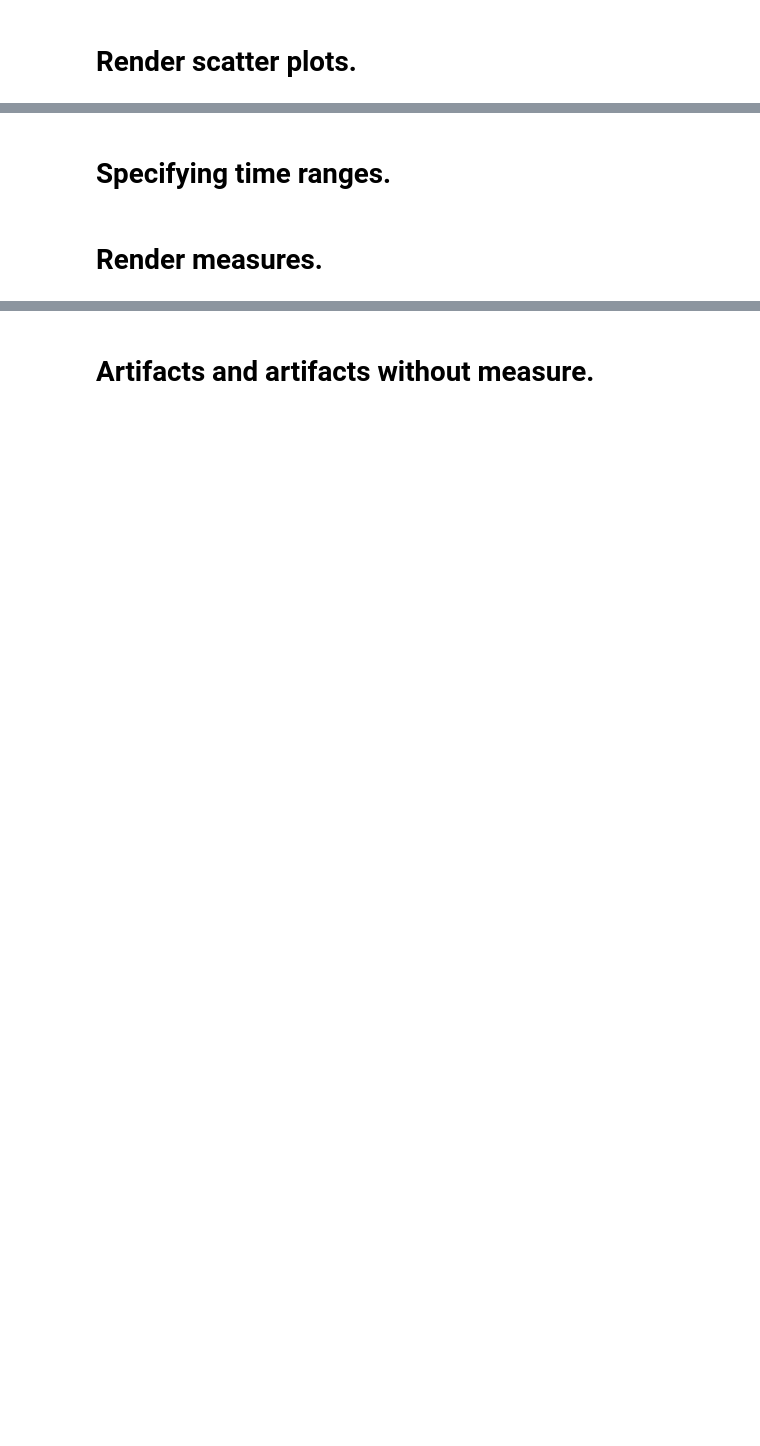
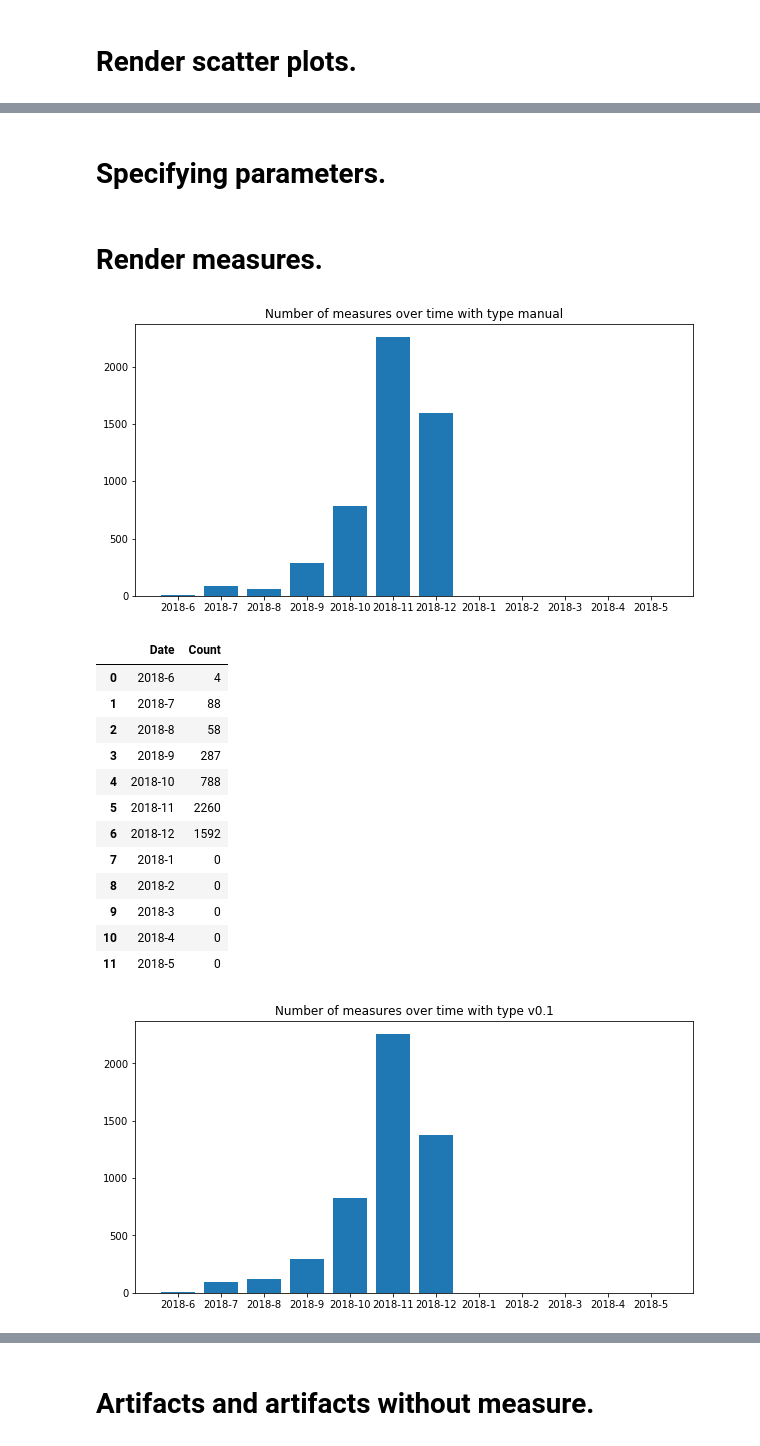
Before and after one commit to prashdash112/cgm-ml, a Jupyter notebook: cgm_database/02_dashboard.ipynb, the cells around one changed output, grey strips where cells are left out. Cells and saved outputs as stored; diff of their text form; code cells hidden in the pictures; blank space fills up the shorter version.

```diff
--- a/cgm_database/02_dashboard.ipynb
+++ b/cgm_database/02_dashboard.ipynb
@@ -196,11 +241,13 @@ for key1, key2, maximum1, maximum2 in render_parameters:
 # %% [markdown]
-# Specifying time ranges.
+# Specifying parameters.
 # %%
 time_range = []
 for month in range(6, 13):
     time_range.append((2018, month))
 for month in range(1, 6):
     time_range.append((2018, month))
+
+figsize=(10, 5)
 # %% [markdown]
 # Render measures.
 # %%
@@ -217,31 +264,47 @@ for measurement_type in measurement_types:
         # Getting the end.
         _, end_day = calendar.monthrange(year, month)
         end_date = date(year, month, end_day)
         end_timestamp = str(1000 * int(mktime(end_date.timetuple())))
 
         # Getting the number of entries from the database.
         sql_statement = ""
         sql_statement += "SELECT COUNT(*) FROM measure"
         sql_statement += " WHERE type='{}'".format(measurement_type)
         sql_statement += " AND timestamp >= {}".format(start_timestamp)
         sql_statement += " AND timestamp <= {}".format(end_timestamp)
         number_of_entries = main_connector.execute(sql_statement, fetch_one=True)[0]
 
         # Prepare the plot.
         plot_values.append(number_of_entries)
         plot_labels.append("{}-{}".format(year, month))
 
     # Plot the plot.
-    plt.figure(figsize=(20,10))
+    plt.figure(figsize=figsize)
     plt.bar(plot_labels, plot_values)
     plt.title("Number of measures over time with type {}".format(measurement_type))
     plt.show()
     plt.close()
 
     rows = []
     for row_date, row_count in zip(plot_labels, plot_values):
         rows.append((row_date, row_count))
 
     headers = ("Date", "Count")
     df = pd.DataFrame(rows, columns=headers)
     display(df)
+# %% [output]
+[figure, added]
+|  | Date | Count |
+| 0 | 2018-6 | 4 |
+| 1 | 2018-7 | 88 |
+| 2 | 2018-8 | 58 |
+| 3 | 2018-9 | 287 |
+| 4 | 2018-10 | 788 |
+| 5 | 2018-11 | 2260 |
+| 6 | 2018-12 | 1592 |
+| 7 | 2018-1 | 0 |
+| 8 | 2018-2 | 0 |
+| 9 | 2018-3 | 0 |
+| 10 | 2018-4 | 0 |
+| 11 | 2018-5 | 0 |
+[figure, added]
```
Also changed, not shown: parts of 12 cells of this notebook, 1 other file.
